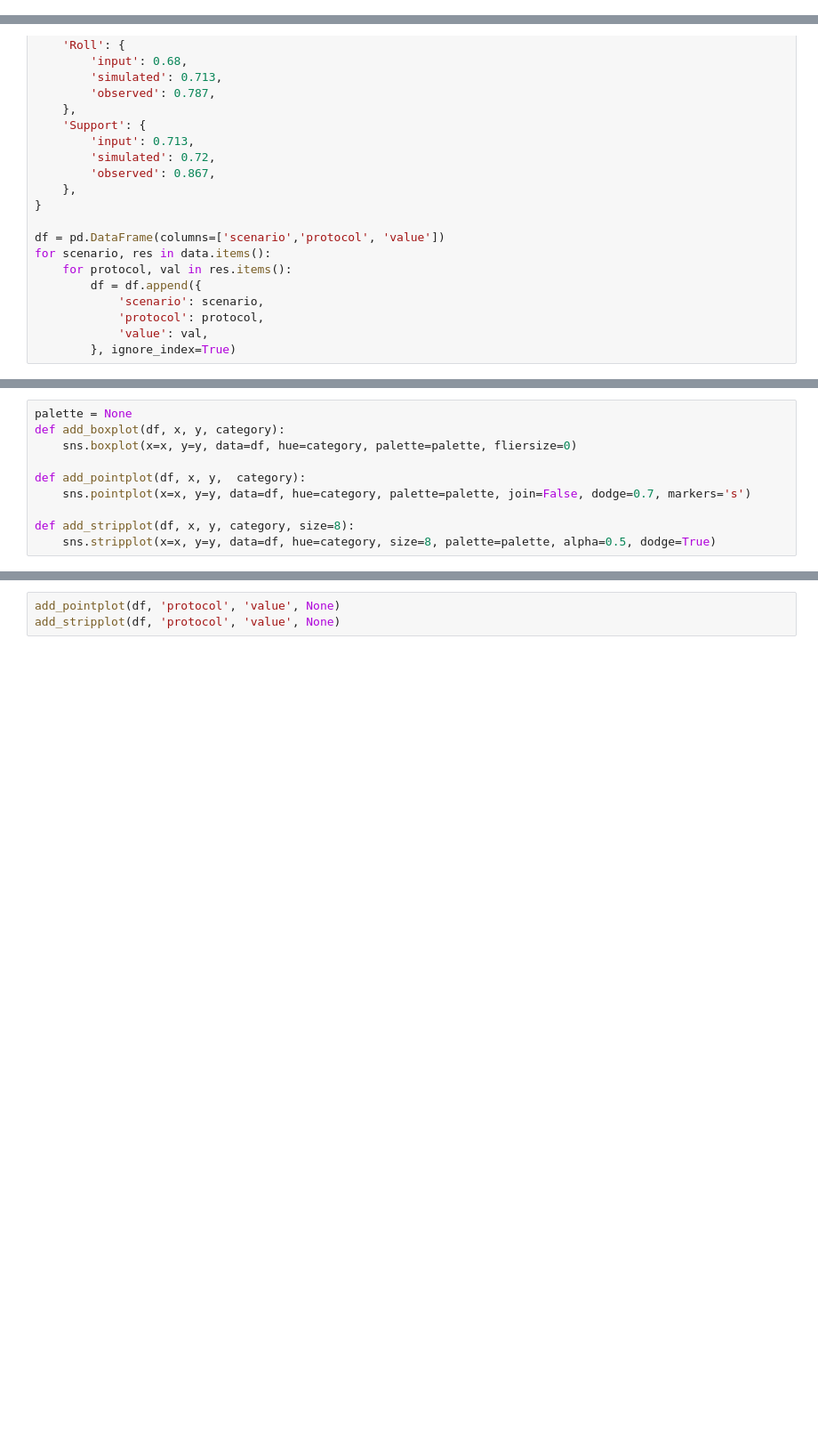
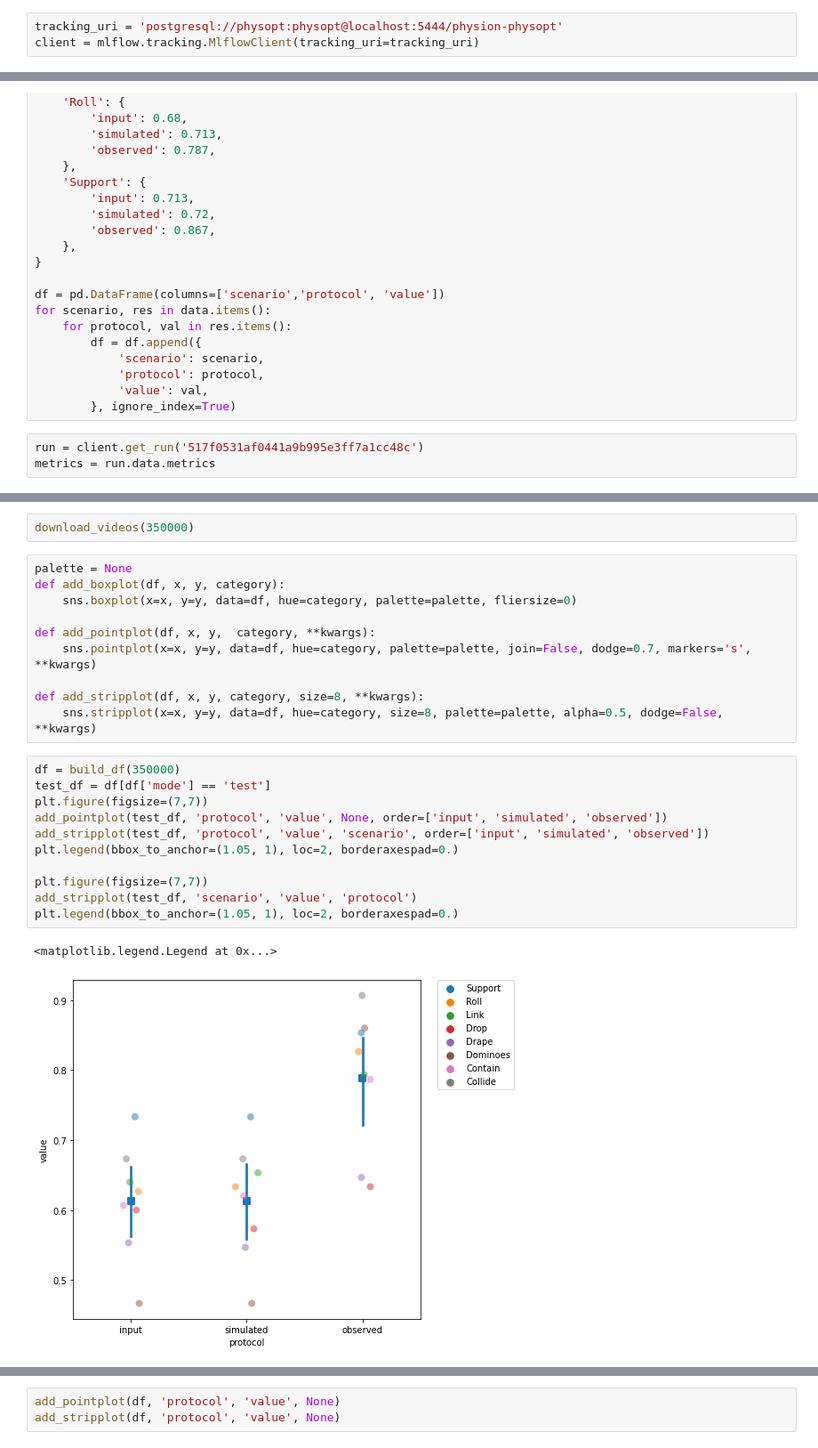
Before and after one commit to neuroailab/physics-models, a Jupyter notebook: notebooks/prelim_fitvid_results.ipynb, the cells around one changed output, grey strips where cells are left out. Shown: that part at 89% size. Saved outputs shown, nothing was run; the diff lists cells and outputs as text; blank space fills up the shorter version.

```diff
--- a/notebooks/prelim_fitvid_results.ipynb
+++ b/notebooks/prelim_fitvid_results.ipynb
@@ -6,5 +8,8 @@ import pandas as pd
 
 %matplotlib inline
+# %%
+tracking_uri = 'postgresql://physopt:physopt@localhost:5444/physion-physopt'
+client = mlflow.tracking.MlflowClient(tracking_uri=tracking_uri)
 # %%
 data = {
     'Collide': {
@@ -57,3 +62,6 @@ for scenario, res in data.items():
             'protocol': protocol,
             'value': val,
         }, ignore_index=True)
+# %%
+run = client.get_run('517f0531af0441a9b995e3ff7a1cc48c')
+metrics = run.data.metrics
@@ -60,10 +110,26 @@ for scenario, res in data.items():
+# %%
+download_videos(350000)
 # %%
 palette = None
 def add_boxplot(df, x, y, category):
     sns.boxplot(x=x, y=y, data=df, hue=category, palette=palette, fliersize=0)
 
-def add_pointplot(df, x, y,  category):
-    sns.pointplot(x=x, y=y, data=df, hue=category, palette=palette, join=False, dodge=0.7, markers='s')
+def add_pointplot(df, x, y,  category, **kwargs):
+    sns.pointplot(x=x, y=y, data=df, hue=category, palette=palette, join=False, dodge=0.7, markers='s', **kwargs)
 
-def add_stripplot(df, x, y, category, size=8):
-    sns.stripplot(x=x, y=y, data=df, hue=category, size=8, palette=palette, alpha=0.5, dodge=True)
+def add_stripplot(df, x, y, category, size=8, **kwargs):
+    sns.stripplot(x=x, y=y, data=df, hue=category, size=8, palette=palette, alpha=0.5, dodge=False, **kwargs)
+# %%
+df = build_df(350000)
+test_df = df[df['mode'] == 'test']
+plt.figure(figsize=(7,7))
+add_pointplot(test_df, 'protocol', 'value', None, order=['input', 'simulated', 'observed'])
+add_stripplot(test_df, 'protocol', 'value', 'scenario', order=['input', 'simulated', 'observed'])
+plt.legend(bbox_to_anchor=(1.05, 1), loc=2, borderaxespad=0.)
+
+plt.figure(figsize=(7,7))
+add_stripplot(test_df, 'scenario', 'value', 'protocol')
+plt.legend(bbox_to_anchor=(1.05, 1), loc=2, borderaxespad=0.)
+# %% [output]
+<matplotlib.legend.Legend at 0x...>
+[figure, added]
```
Also changed, not shown: parts of 5 cells of this notebook.
